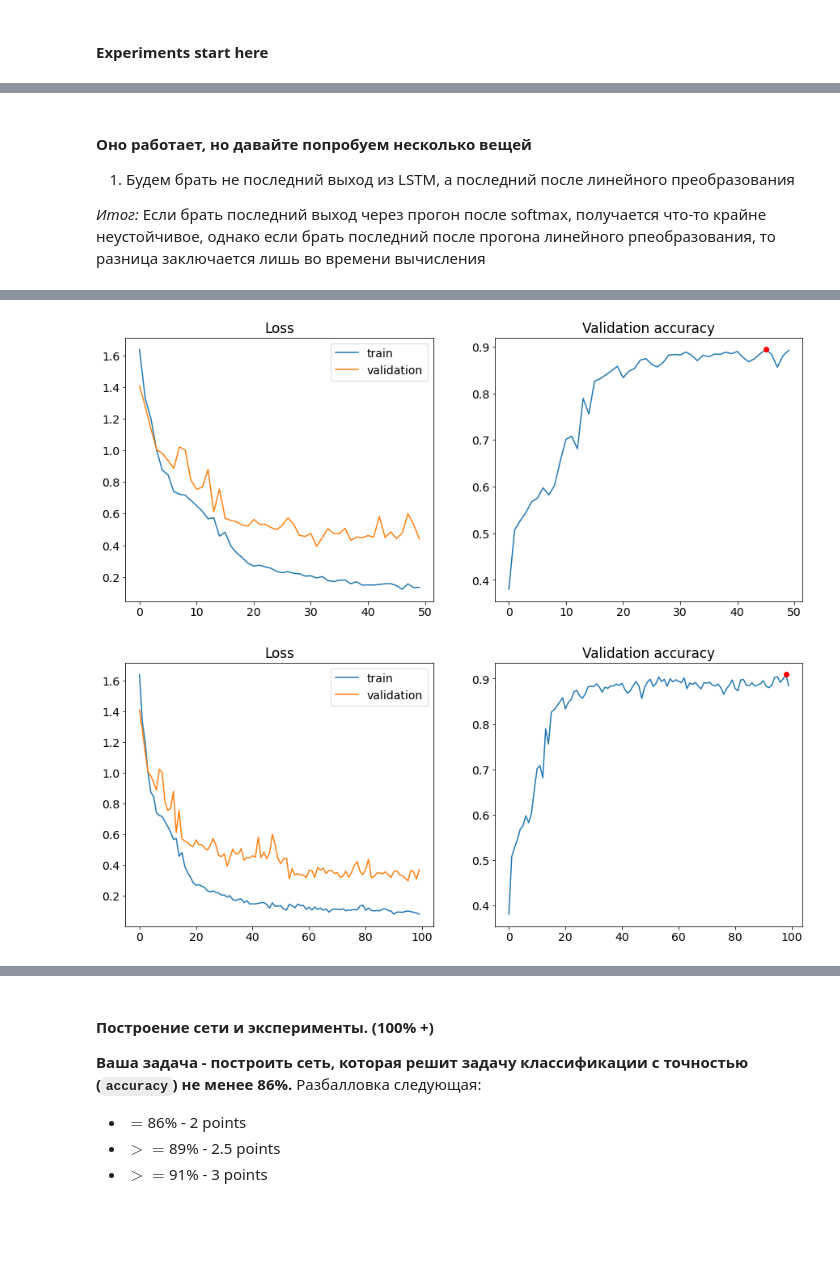
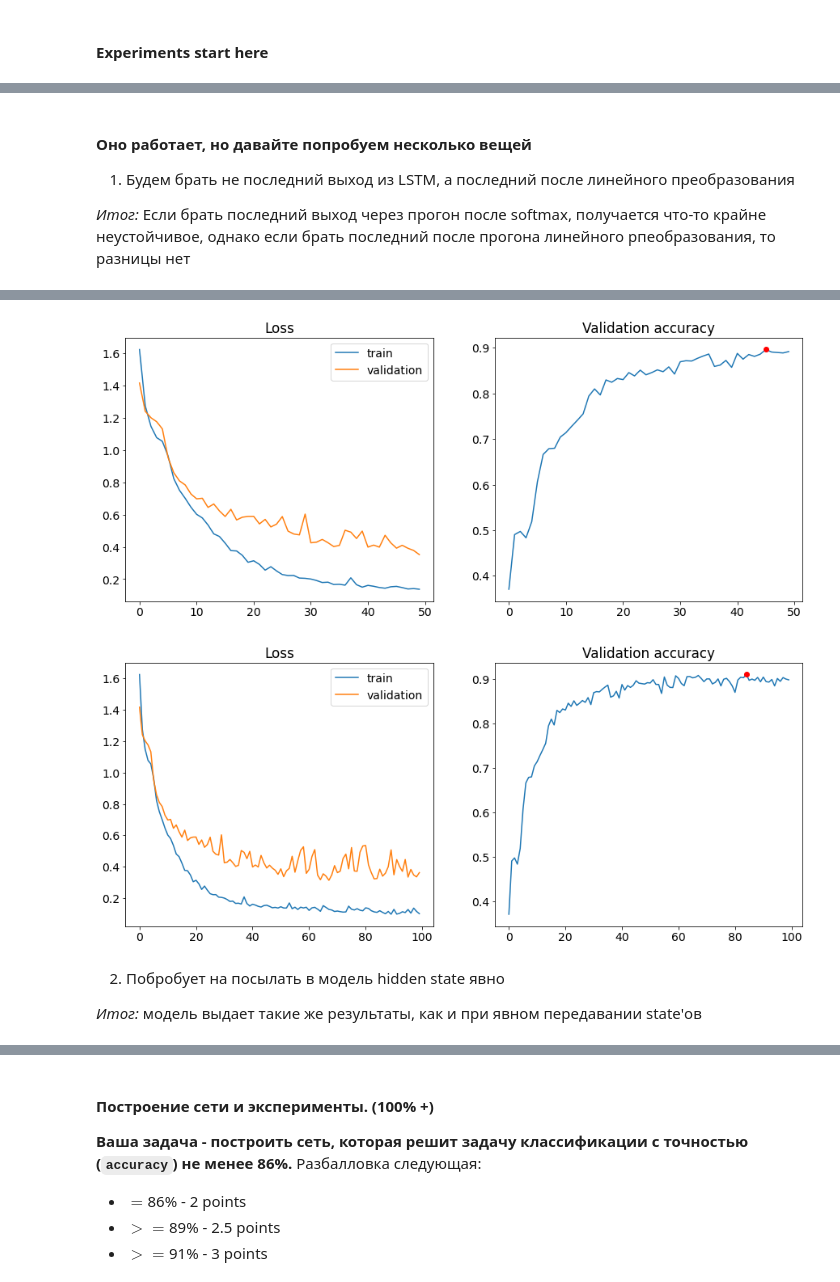
Before and after one commit to Myashka/MIPT_Basic_ML, a Jupyter notebook: Homeworks/Lab2_DL/Lab2_DL_parts_4_and_5_optional.ipynb, the cells around one changed output, grey strips where cells are left out. Drawn from its saved outputs; the diff is of its cells as text; code cells hidden in the pictures; blank space fills up the shorter version.

```diff
--- a/Homeworks/Lab2_DL/Lab2_DL_parts_4_and_5_optional.ipynb
+++ b/Homeworks/Lab2_DL/Lab2_DL_parts_4_and_5_optional.ipynb
@@ -318,7 +323,7 @@ def eval(model, criterion, test_loader):
                 loss = criterion(log_probs.contiguous(), y_batch[:, 0].contiguous())
 
                 ep_val_loss.append(loss.item())
-                y_pred = model.predict(X_batch, state_h.detach(), state_c.detach())
+                y_pred = model.predict(X_batch)
                 ep_val_accuracy.append(accuracy_score(y_batch.cpu().numpy(), y_pred.cpu().numpy()))
 
     print(f"\tvalidation loss: {np.mean(ep_val_loss):.6f}")
@@ -333,7 +338,7 @@ def train_model(model, opt, criterion, train_loader, test_loader, n_epochs=N_EPO
 
     best_accuracy = 0
 
-    for epoch in tqdm(range(N_EPOCHES)):
+    for epoch in tqdm(range(n_epochs)):
         start_time = time.time()
 
         model.train(True)
@@ -410,7 +414,7 @@ Max accurasy score: 0.90625 at 83 epoch
 
 1) Будем брать не последний выход из LSTM, а последний после линейного преобразования
 
-*Итог:* Если брать последний выход через прогон после softmax, получается что-то крайне неустойчивое, однако если брать последний после прогона линейного рпеобразования, то разница заключается лишь во времени вычисления
+*Итог:* Если брать последний выход через прогон после softmax, получается что-то крайне неустойчивое, однако если брать последний после прогона линейного рпеобразования, то разницы нет
 # %%
 class LSTMModelTest(nn.Module):
     def __init__(self, n_input=9, n_hidden=n_hidden, n_layers=N_LAYERS,
@@ -437,8 +441,9 @@ class LSTMModelTest(nn.Module):
         next_logp = F.log_softmax(next_logits[:, -1], dim=1)
         return next_logp, state[0], state[1]
 
-    def predict(self, x, state_h, state_c):
-        probs, _, _ = self.forward(x, state_h, state_c)
+    def predict(self, x):
+        state = self.initial_state()
+        probs, _, _ = self.forward(x, state[0], state[1])
         return probs.max(1)[1].data
 
     def initial_state(self, batch_size=BATCH_SIZE):
@@ -446,6 +451,6 @@ class LSTMModelTest(nn.Module):
                 torch.zeros(self.n_layers, batch_size, self.n_hidden, requires_grad=True).to(device)
                )
 # %%
-model = LSTMModelTest().to(device)
-opt = torch.optim.Adam(model.parameters())
+model_test = LSTMModelTest().to(device)
+opt = torch.optim.Adam(model_test.parameters())
 criterion = nn.NLLLoss().to(device)
@@ -452,3 +465,3 @@ criterion = nn.NLLLoss().to(device)
 # %%
-train_loss, val_loss, val_accuracy = train_model(model, opt, criterion, train_dataloader, test_dataloader, 100, 5)
+train_loss, val_loss, val_accuracy = train_model(model_test, opt, criterion, train_dataloader, test_dataloader, 100, 5)
 # %% [output]
@@ -472,2 +485,6 @@ Max accurasy score: 0.9089673913043478 at 98 epoch
-[figure, old version]
+[figure, new version]
-[figure, old version]
+[figure, new version]
+# %% [markdown]
+2) Побробует на посылать в модель hidden state явно
+
+*Итог:* модель выдает такие же результаты, как и при явном передавании state'ов
```
Also changed, not shown: parts of 21 cells of this notebook, 30 other files.
